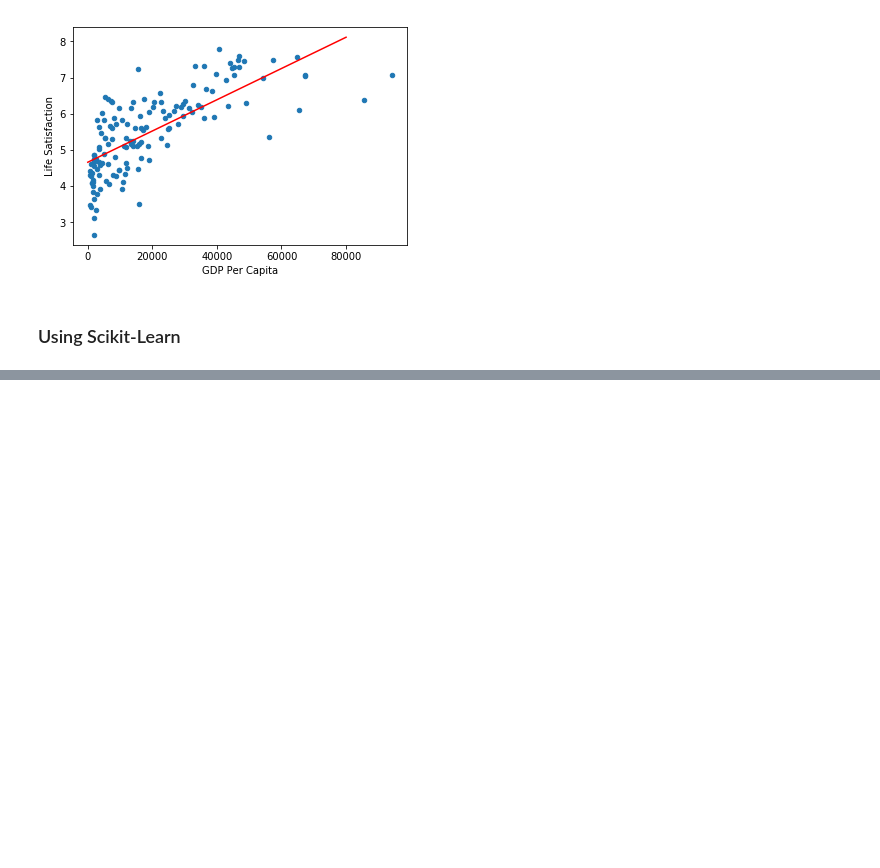
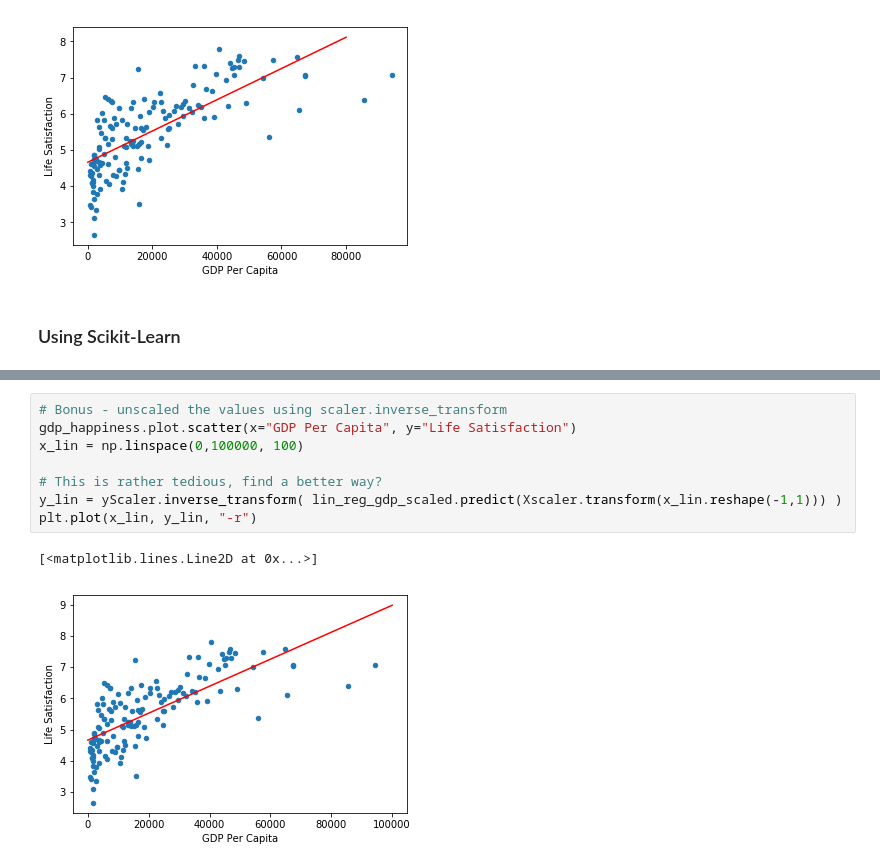
Before and after one commit to varokas/hands-on-ml, a Jupyter notebook: chapter4-training.ipynb, the cells around one changed output, grey strips where cells are left out. Saved outputs shown, nothing was run; the diff lists cells and outputs as text; blank space fills up the shorter version.

```diff
--- a/chapter4-training.ipynb
+++ b/chapter4-training.ipynb
@@ -87,0 +181,11 @@ lin_reg.intercept_, lin_reg.coef_
+# %%
+# Bonus - unscaled the values using scaler.inverse_transform
+gdp_happiness.plot.scatter(x="GDP Per Capita", y="Life Satisfaction")
+x_lin = np.linspace(0,100000, 100)
+
+# This is rather tedious, find a better way?
+y_lin = yScaler.inverse_transform( lin_reg_gdp_scaled.predict(Xscaler.transform(x_lin.reshape(-1,1))) )
+plt.plot(x_lin, y_lin, "-r")
+# %% [output]
+[<matplotlib.lines.Line2D at 0x...>]
+[figure, added]
```
Also changed, not shown: parts of 10 cells of this notebook.
